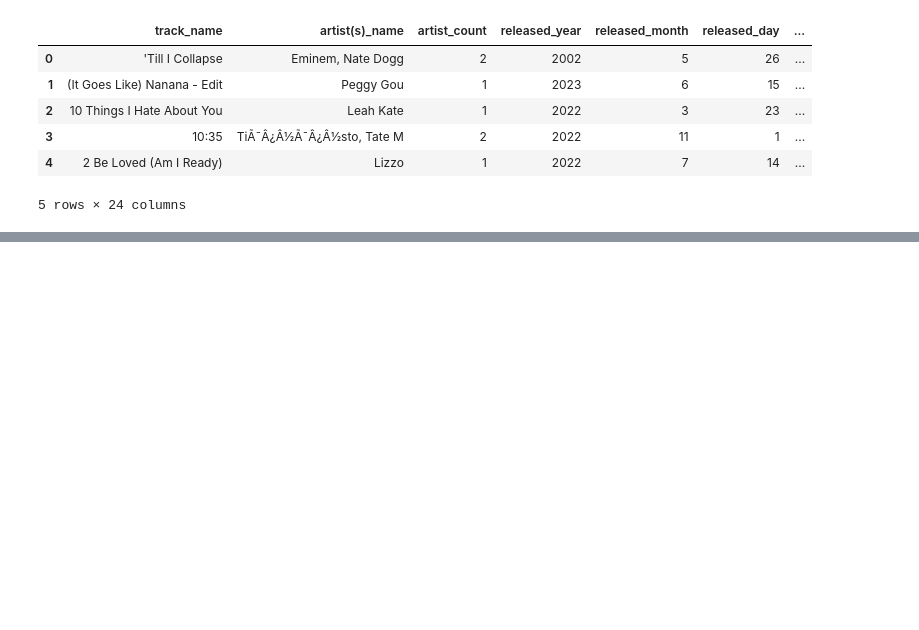
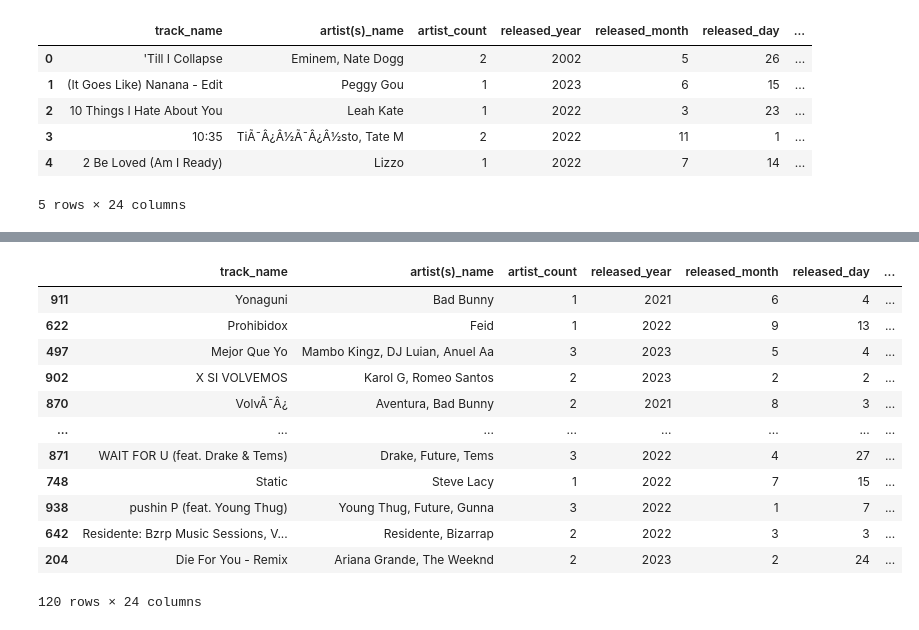
Before and after one commit to Yifan-FENG/QM2-1, a Jupyter notebook: Copy_of_W1_Python_Recap.ipynb, the cells around one changed output, grey strips where cells are left out. Cells and saved outputs as stored; diff of their text form; code cells hidden in the pictures; blank space fills up the shorter version.

```diff
--- a/Copy_of_W1_Python_Recap.ipynb
+++ b/Copy_of_W1_Python_Recap.ipynb
@@ -275,5 +247,5 @@ curl: (56) Failure writing output to destination, passed 1369 returned 429496729
 # %%
-data_ex = pandas.read_csv('./data/wk1/data.csv')
+data_ex = pd.read_csv('./data/wk1/spotify-2023.csv')
 data_ex.head()
 # %% [output]
 |  | track_name | artist(s)_name | artist_count | released_year | released_month | released_day | ... |
@@ -285,0 +278,4 @@ data_ex.head()
+# %%
+col = data_ex.pop('bpm')
+data_ex.insert(14, col.name, col)
+data_ex.head()
@@ -285,0 +290,17 @@ data_ex.head()
+# %%
+filtered_data_ex = data_ex.loc[data_ex['key'] == 'C#']
+filtered_data_ex.sort_values('streams', ascending=False)
+# %% [output]
+|  | track_name | artist(s)_name | artist_count | released_year | released_month | released_day | ... |
+| 911 | Yonaguni | Bad Bunny | 1 | 2021 | 6 | 4 | ... |
+| 622 | Prohibidox | Feid | 1 | 2022 | 9 | 13 | ... |
+| 497 | Mejor Que Yo | Mambo Kingz, DJ Luian, Anuel Aa | 3 | 2023 | 5 | 4 | ... |
+| 902 | X SI VOLVEMOS | Karol G, Romeo Santos | 2 | 2023 | 2 | 2 | ... |
+| 870 | VolvÃ¯Â¿ | Aventura, Bad Bunny | 2 | 2021 | 8 | 3 | ... |
+| ... | ... | ... | ... | ... | ... | ... | ... |
+| 871 | WAIT FOR U (feat. Drake & Tems) | Drake, Future, Tems | 3 | 2022 | 4 | 27 | ... |
+| 748 | Static | Steve Lacy | 1 | 2022 | 7 | 15 | ... |
+| 938 | pushin P (feat. Young Thug) | Young Thug, Future, Gunna | 3 | 2022 | 1 | 7 | ... |
+| 642 | Residente: Bzrp Music Sessions, V... | Residente, Bizarrap | 2 | 2022 | 3 | 3 | ... |
+| 204 | Die For You - Remix | Ariana Grande, The Weeknd | 2 | 2023 | 2 | 24 | ... |
+120 rows × 24 columns
```
Also changed, not shown: parts of 8 cells of this notebook.
